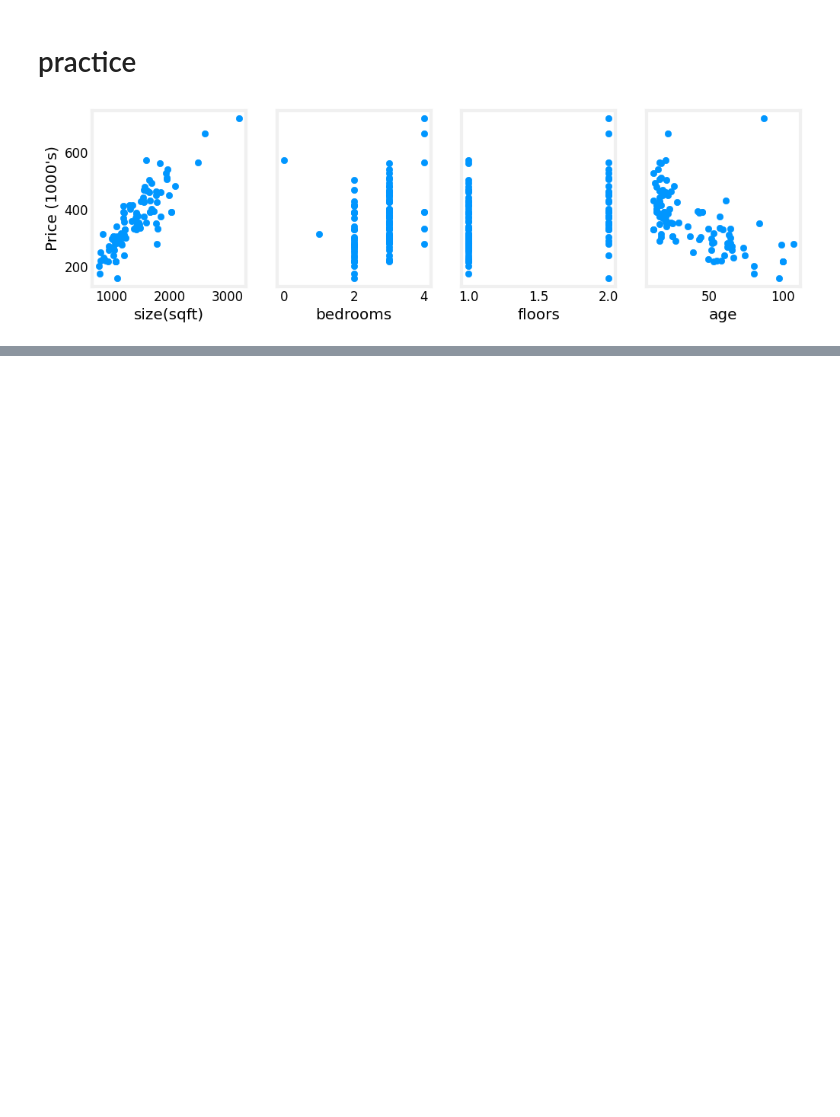
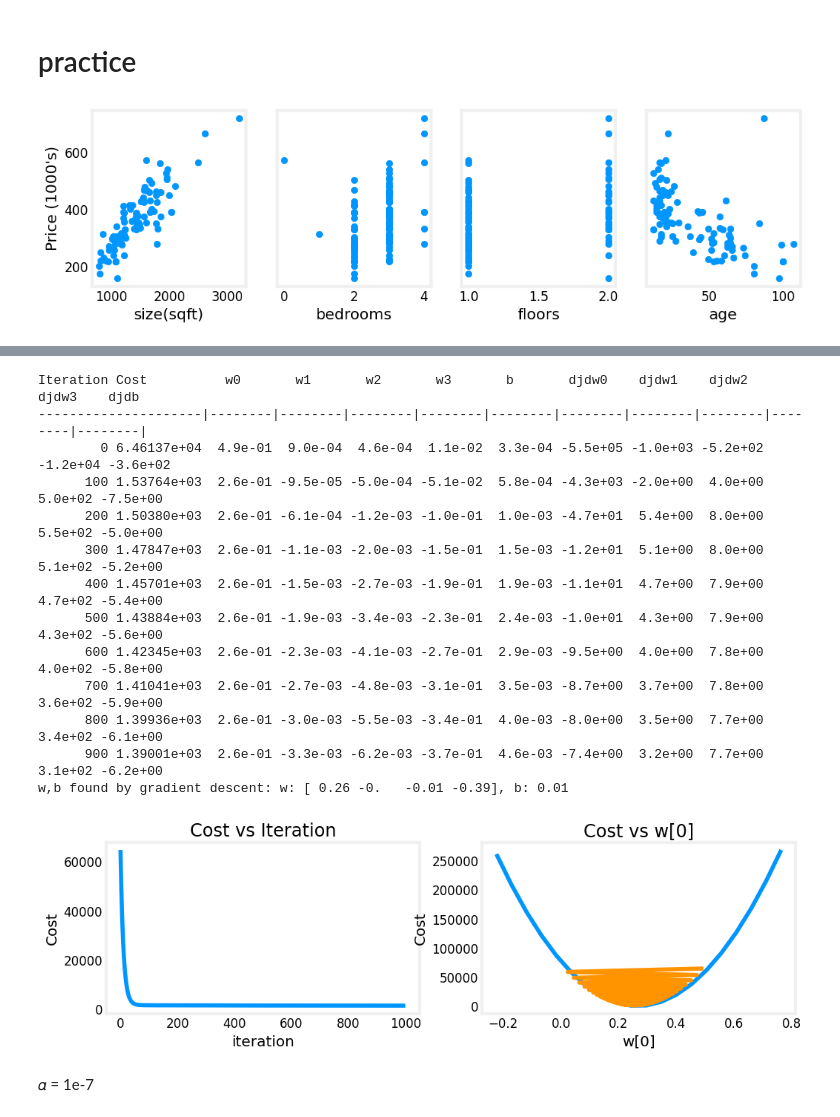
Before and after one commit to ipdor/StudyAtCoursera, a Jupyter notebook: Supervised_Machine_Learning_Regression_and_Classification/Week2/practice_C1_W2_Lab03.ipynb, the cells around one changed output, grey strips where cells are left out. Cells and saved outputs as stored; diff of their text form; code cells hidden in the pictures; blank space fills up the shorter version.

```diff
--- a/Supervised_Machine_Learning_Regression_and_Classification/Week2/practice_C1_W2_Lab03.ipynb
+++ b/Supervised_Machine_Learning_Regression_and_Classification/Week2/practice_C1_W2_Lab03.ipynb
@@ -43,0 +157,21 @@ plt.show()
+# %%
+#set iterations to 1000
+_,_,hist = run_gradient_descent(X_train, y_train, 1000, alpha = 9e-7)
+plot_cost_i_w(X_train, y_train, hist)
+# %% [output]
+Iteration Cost          w0       w1       w2       w3       b       djdw0    djdw1    djdw2    djdw3    djdb
+---------------------|--------|--------|--------|--------|--------|--------|--------|--------|--------|--------|
+        0 6.46137e+04  4.9e-01  9.0e-04  4.6e-04  1.1e-02  3.3e-04 -5.5e+05 -1.0e+03 -5.2e+02 -1.2e+04 -3.6e+02
+      100 1.53764e+03  2.6e-01 -9.5e-05 -5.0e-04 -5.1e-02  5.8e-04 -4.3e+03 -2.0e+00  4.0e+00  5.0e+02 -7.5e+00
+      200 1.50380e+03  2.6e-01 -6.1e-04 -1.2e-03 -1.0e-01  1.0e-03 -4.7e+01  5.4e+00  8.0e+00  5.5e+02 -5.0e+00
+      300 1.47847e+03  2.6e-01 -1.1e-03 -2.0e-03 -1.5e-01  1.5e-03 -1.2e+01  5.1e+00  8.0e+00  5.1e+02 -5.2e+00
+      400 1.45701e+03  2.6e-01 -1.5e-03 -2.7e-03 -1.9e-01  1.9e-03 -1.1e+01  4.7e+00  7.9e+00  4.7e+02 -5.4e+00
+      500 1.43884e+03  2.6e-01 -1.9e-03 -3.4e-03 -2.3e-01  2.4e-03 -1.0e+01  4.3e+00  7.9e+00  4.3e+02 -5.6e+00
+      600 1.42345e+03  2.6e-01 -2.3e-03 -4.1e-03 -2.7e-01  2.9e-03 -9.5e+00  4.0e+00  7.8e+00  4.0e+02 -5.8e+00
+      700 1.41041e+03  2.6e-01 -2.7e-03 -4.8e-03 -3.1e-01  3.5e-03 -8.7e+00  3.7e+00  7.8e+00  3.6e+02 -5.9e+00
+      800 1.39936e+03  2.6e-01 -3.0e-03 -5.5e-03 -3.4e-01  4.0e-03 -8.0e+00  3.5e+00  7.7e+00  3.4e+02 -6.1e+00
+      900 1.39001e+03  2.6e-01 -3.3e-03 -6.2e-03 -3.7e-01  4.6e-03 -7.4e+00  3.2e+00  7.7e+00  3.1e+02 -6.2e+00
+w,b found by gradient descent: w: [ 0.26 -0.   -0.01 -0.39], b: 0.01
+[figure, added]
+# %% [markdown]
+𝛼 = 1e-7
```
Also changed, not shown: parts of 27 cells of this notebook.
